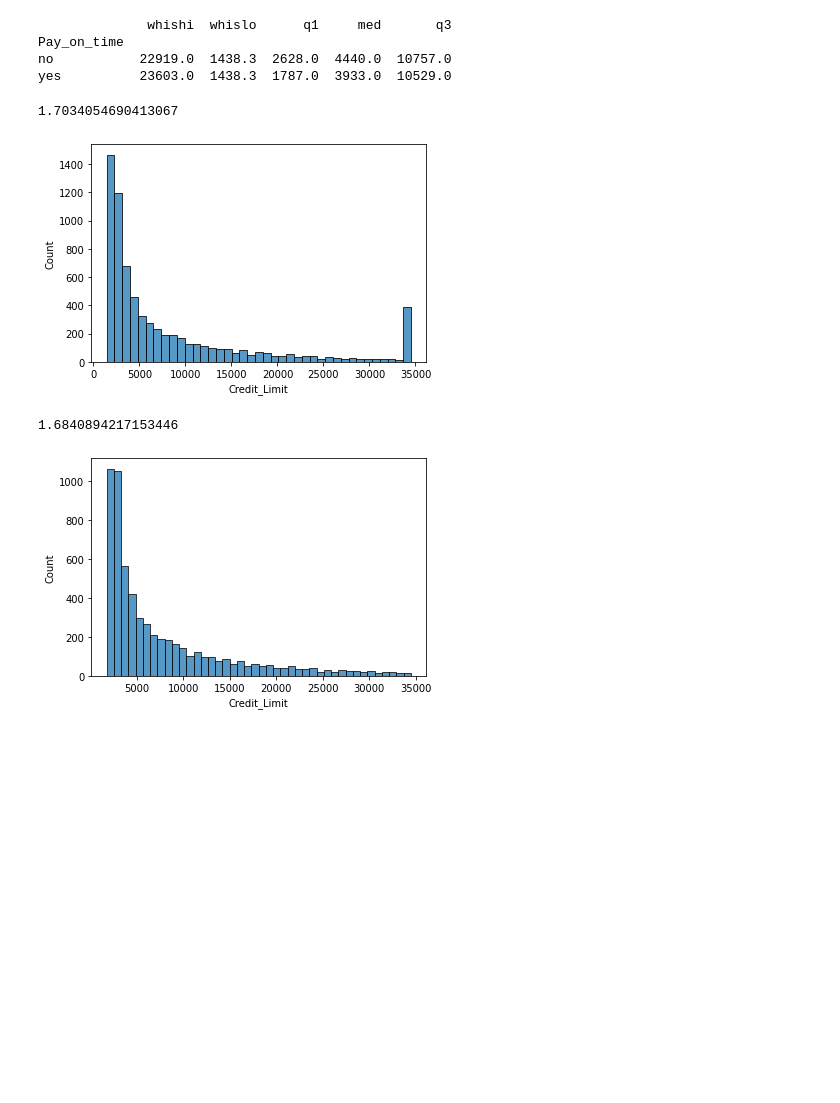
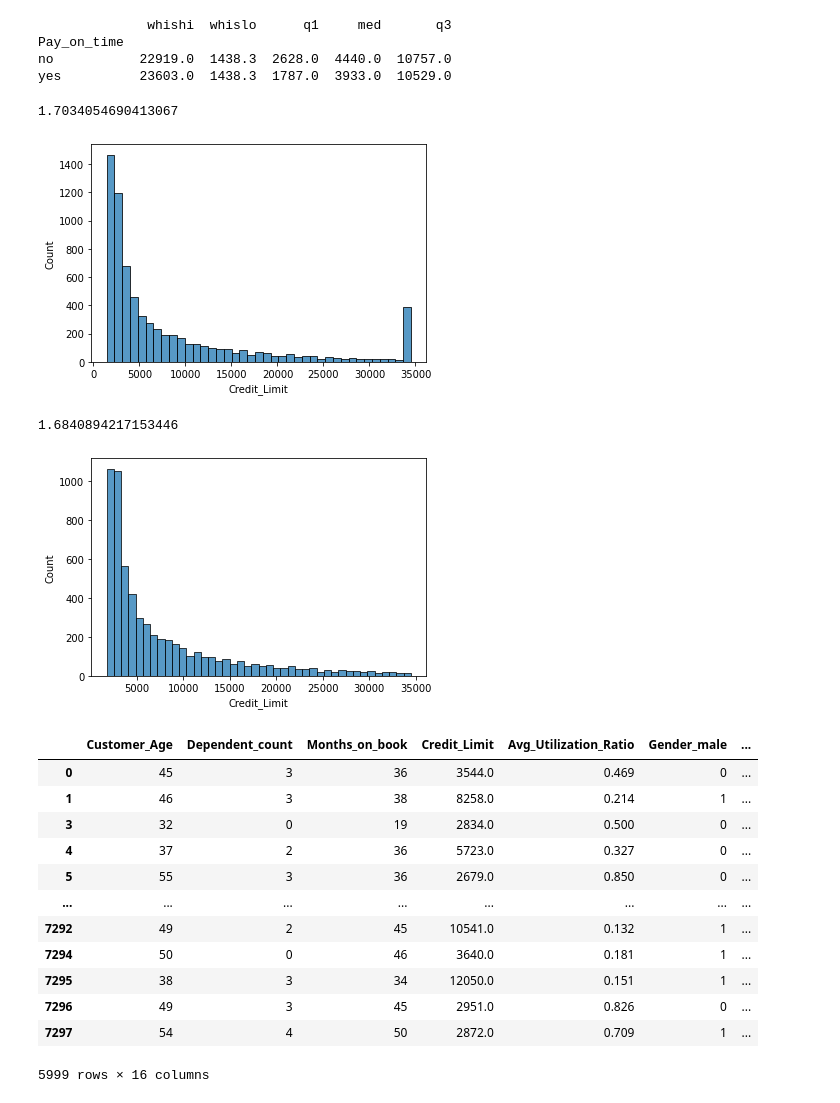
Before and after one commit to mitalipatle/Credit-card-limit-prediction-in-python, a Jupyter notebook: Credit_Limit_Prediction.ipynb, the cells around one changed output. Drawn from its saved outputs; the diff is of its cells as text; code cells hidden in the pictures; blank space fills up the shorter version.

```diff
--- a/Credit_Limit_Prediction.ipynb
+++ b/Credit_Limit_Prediction.ipynb
@@ -355,10 +355,6 @@ yes          23603.0  1438.3  1787.0  3933.0  10529.0
 
 # from the histogram of credit Limit above in the univarite analysis we saw that the data is positively skewed, moreover
 #outliers can also be seen on either sides of the distribution.
-#so we we will calculate/find the outlier data points using the statistical approach called interquartile range (IQR)
-#rather than using z-score.
-
-
 
 #outlier removal using trimming
 
@@ -378,33 +374,46 @@ Credit_Data2.drop(index,inplace=True)
 
 Credit_Data2['Credit_Limit'].describe()
 print(Credit_Data2['Credit_Limit'].skew())
 sns.histplot(data=Credit_Data2,x="Credit_Limit")
 plt.show()
 
 
 Credit_Data_Final1=Credit_Data2
 
 
 
 
 # converting the categorical variables to dummy encoded values
 Credit_Data_Final1.dtypes
 
 Credit_Data_Final_Categorical=Credit_Data_Final1[["Gender","Education_Level","Marital_Status","Income_Category","Card_Category","Pay_on_time"]]
 Credit_Data_Final_Numerical=Credit_Data_Final1[["Customer_Age","Dependent_count","Months_on_book","Credit_Limit","Avg_Utilization_Ratio"]]
 
-## Since there is not a huge difference between the scale of numerical variables , normalization can be avoided.
-
 #Encoding Categorical variables
 
 Credit_Data_Final_Categorical_encoded= pd.get_dummies(Credit_Data_Final_Categorical,drop_first=True)
 Credit_Data_Final_Categorical_encoded.head()
 
 #Final Dataframe with encoded values
 Credit_Data_Final=pd.concat([Credit_Data_Final_Numerical,Credit_Data_Final_Categorical_encoded],axis=1)
+
+Credit_Data_Final
 # %% [output]
 1.7034054690413067
 [figure]
 1.6840894217153446
 [figure]
+|  | Customer_Age | Dependent_count | Months_on_book | Credit_Limit | Avg_Utilization_Ratio | Gender_male | ... |
+| 0 | 45 | 3 | 36 | 3544.0 | 0.469 | 0 | ... |
+| 1 | 46 | 3 | 38 | 8258.0 | 0.214 | 1 | ... |
+| 3 | 32 | 0 | 19 | 2834.0 | 0.500 | 0 | ... |
+| 4 | 37 | 2 | 36 | 5723.0 | 0.327 | 0 | ... |
+| 5 | 55 | 3 | 36 | 2679.0 | 0.850 | 0 | ... |
+| ... | ... | ... | ... | ... | ... | ... | ... |
+| 7292 | 49 | 2 | 45 | 10541.0 | 0.132 | 1 | ... |
+| 7294 | 50 | 0 | 46 | 3640.0 | 0.181 | 1 | ... |
+| 7295 | 38 | 3 | 34 | 12050.0 | 0.151 | 1 | ... |
+| 7296 | 49 | 3 | 45 | 2951.0 | 0.826 | 0 | ... |
+| 7297 | 54 | 4 | 50 | 2872.0 | 0.709 | 1 | ... |
+5999 rows × 16 columns
 # %%
```
Also changed, not shown: parts of 2 cells of this notebook.
